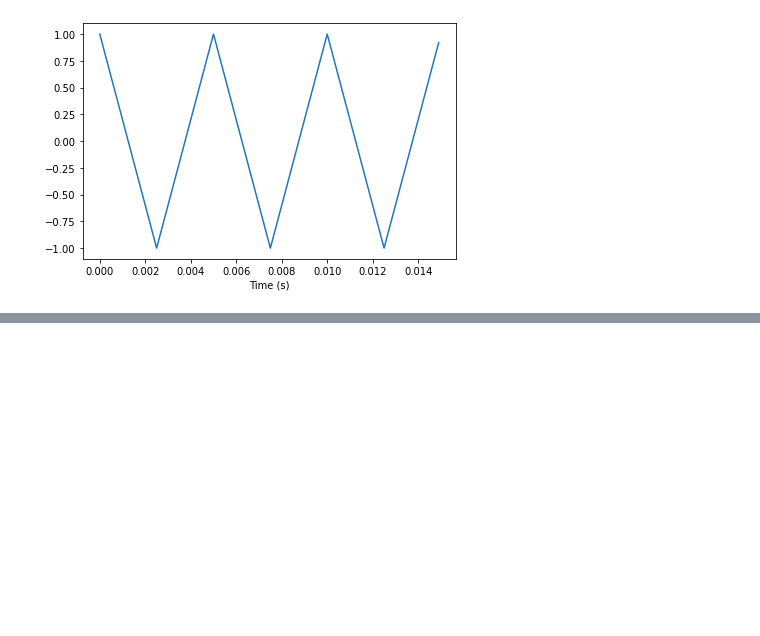
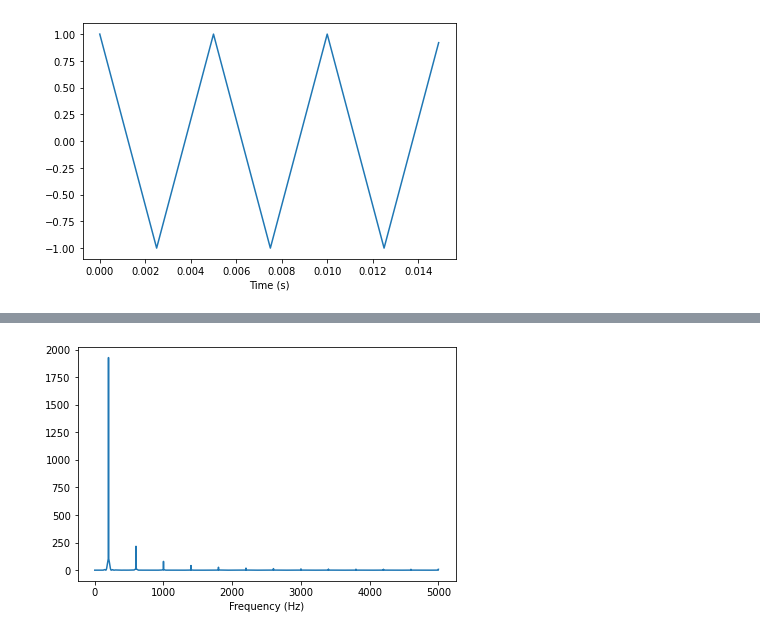
Before and after one commit to mr1dwan/test1_sound-signal, a Jupyter notebook: Harmonics.ipynb, the cells around one changed output, grey strips where cells are left out. Drawn from its saved outputs; the diff is of its cells as text; code cells hidden in the pictures; blank space fills up the shorter version.

```diff
--- a/Harmonics.ipynb
+++ b/Harmonics.ipynb
@@ -34,3 +34,7 @@ segment.plot()
 decorate(xlabel='Time (s)')
 # %% [output]
 [figure]
+# %%
+wave = signal.make_wave(duration=0.5, framerate=10000)
+wave.apodize()
+wave.make_audio()
@@ -36,0 +43,6 @@ decorate(xlabel='Time (s)')
+# %%
+spectrum = wave.make_spectrum()
+spectrum.plot()
+decorate(xlabel='Frequency (Hz)')
+# %% [output]
+[figure, added]
```
Also changed, not shown: parts of 24 cells of this notebook.
